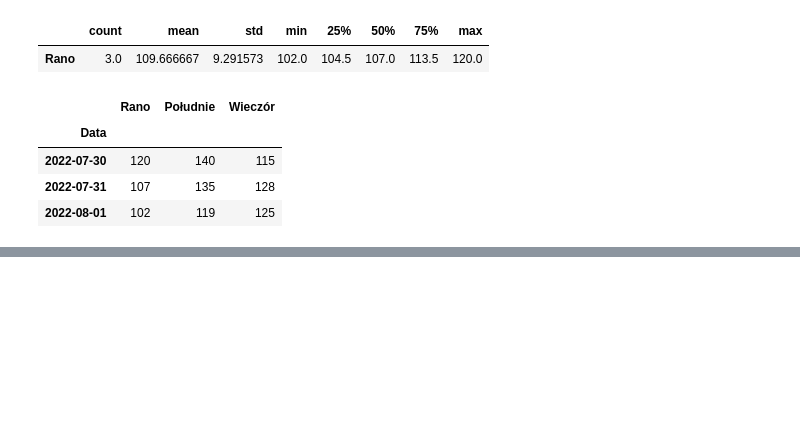
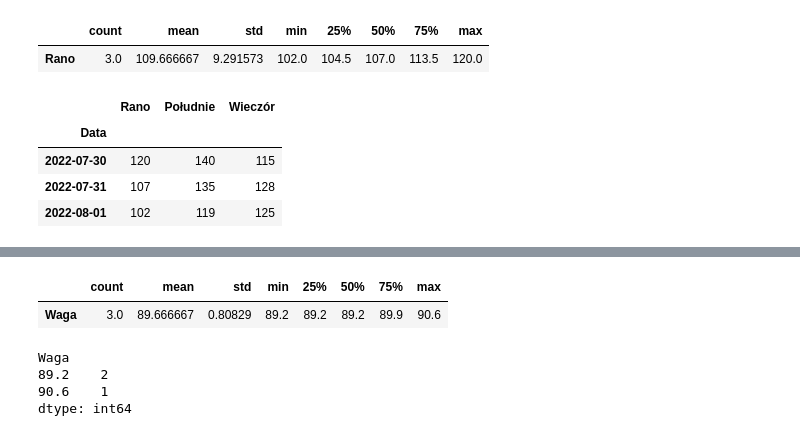
Before and after one commit to MarcinHrynkiewiczSudnik/Python3, a Jupyter notebook: Kopia_notatnika_Untitled0.ipynb, the cells around one changed output, grey strips where cells are left out. Saved outputs shown, nothing was run; the diff lists cells and outputs as text; code cells hidden in the pictures; blank space fills up the shorter version.

```diff
--- a/Kopia_notatnika_Untitled0.ipynb
+++ b/Kopia_notatnika_Untitled0.ipynb
@@ -381,0 +425,3 @@ new2_df
+# %%
+w = pd.read_excel('waga.xlsx', index_col=0)
+w
@@ -381,0 +434,12 @@ new2_df
+# %%
+w.describe().T
+# %% [output]
+|  | count | mean | std | min | 25% | 50% | 75% | max |
+| Waga | 3.0 | 89.666667 | 0.80829 | 89.2 | 89.2 | 89.2 | 89.9 | 90.6 |
+# %%
+w.value_counts(dropna=False)
+# %% [output]
+Waga
+89.2    2
+90.6    1
+dtype: int64
```
Also changed, not shown: parts of 4 cells of this notebook.
